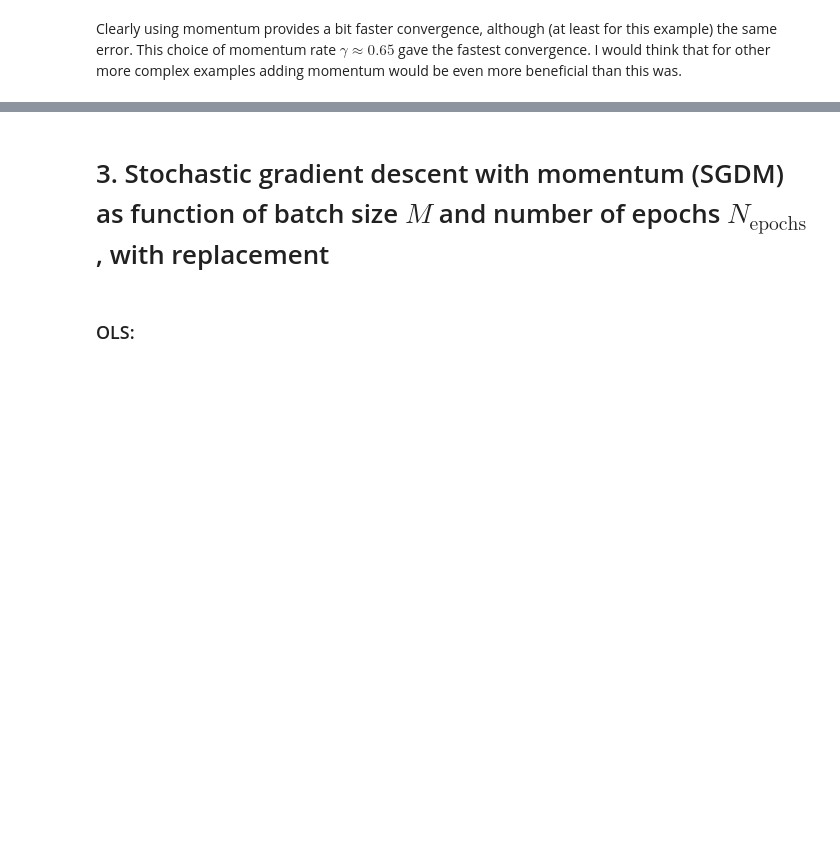
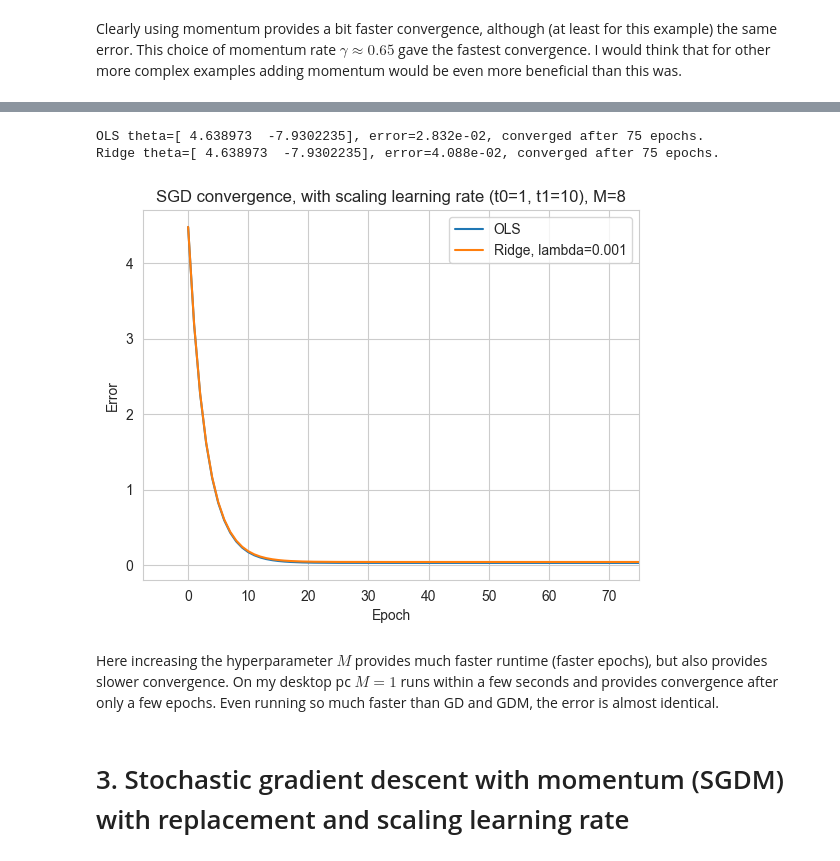
Before and after one commit to LassePladsen/FYS-STK3155-4155, a Jupyter notebook: Weekly exercises/42&42/Week 41&42 Lasse Pladsen.ipynb, the cells around one changed output, grey strips where cells are left out. Saved outputs shown, nothing was run; the diff lists cells and outputs as text; code cells hidden in the pictures; blank space fills up the shorter version.

```diff
--- a/Weekly exercises/42&42/Week 41&42 Lasse Pladsen.ipynb
+++ b/Weekly exercises/42&42/Week 41&42 Lasse Pladsen.ipynb
@@ -249,12 +249,15 @@ Clearly using momentum provides a bit faster convergence, although (at least for
 # %%
 # Parameters
-M = 64  # size of each minibatch
-m = int(N/M)  # number of minibatches
+M = 8  # size of each minibatch
+m = int(N / M)  # number of minibatches
+
+# Learning schedule parameters
+t0 = 1
+t1 = 10
+
 
 def learning_schedule(t):
-    """Function for a scaling learning rate, it reduces over time/iterations."""
-    t0 = 5
-    t1 = 50
+    """Function for a scaling learning rate, it reduces over time."""
     return t0 / (t + t1)
 
 
@@ -279,8 +282,8 @@ for epoch_ols in epoch_iters:
         yi = y[random_index:random_index + M]
 
         # Gradient descent on the random batch
-        gradient = grad_ols(theta_sgd_ols)
-        learn_rate = learning_schedule(epoch_ols * m + i)
+        learn_rate_i = learning_schedule(epoch_ols * m + i)
+        gradient = 1/M * grad_ols(theta_sgd_ols)
 
         # Update theta
         theta_sgd_ols -= learn_rate * gradient
@@ -292,7 +295,6 @@ for epoch_ols in epoch_iters:
     if all(abs(theta_sgd_ols - theta_sgd_ols_prev) <= theta_tol):
         errors_sgd_ols[epoch_ols:] = errors_sgd_ols[epoch_ols]
         break
-
 
 # Ridge loop
 theta_sgd_ridge_prev = np.zeros(theta_sgd_ridge.shape)
@@ -303,39 +305,42 @@ for epoch_ridge in epoch_iters:
     for i in range(m):
         # Pick a minibatch at random from the data set
         random_index = M * rng.integers(m)
         xi = X[random_index:random_index + M]
         yi = y[random_index:random_index + M]
 
         # Gradient descent on the random batch
-        gradient = grad_ridge(theta_sgd_ridge)
-        learn_rate = learning_schedule(epoch_ridge * m + i)
+        learn_rate_i = learning_schedule(epoch_ridge * m + i)
+        gradient = 1/M* grad_ridge(theta_sgd_ridge)
 
         # Update theta
         theta_sgd_ridge -= learn_rate * gradient
 
     # Store MSE as error for each epoch iteration
     errors_sgd_ridge[epoch_ridge] = ridge.cost_func(theta_sgd_ridge)
 
     # Convergence test
     if all(abs(theta_sgd_ridge - theta_sgd_ridge_prev) <= theta_tol):
         errors_sgd_ridge[epoch_ols:] = errors_sgd_ridge[epoch_ols]
         break
 
-
 # Plot errors as function of epoch iteration
 plt.plot(epoch_iters, errors_sgd_ols, label="OLS")
 plt.plot(epoch_iters, errors_sgd_ridge, label=f"Ridge, lambda={lmbda}")
 plt.xlabel("Epoch")
 plt.ylabel(r"Error")
-plt.title(f"SGD convergence, $\eta={learn_rate:.2f}$")
-plt.xlim(right=epoch_ols)
+plt.title(f"SGD convergence, with scaling learning rate ({t0=}, {t1=}), {M=}")
+plt.xlim(-0.1 * epoch_ols, epoch_ols)
 plt.grid(True)
 plt.legend()
 
 # Print theta values and convergence times
 print(f"OLS theta={theta_sgd_ols.ravel()}, error={errors_sgd_ols[-1]:.3e}, converged after {epoch_ols} epochs.")
 print(f"Ridge theta={theta_sgd_ols.ravel()}, error={errors_sgd_ridge[-1]:.3e}, converged after {epoch_ridge} epochs.")
+# %% [output]
+OLS theta=[ 4.638973  -7.9302235], error=2.832e-02, converged after 75 epochs.
+Ridge theta=[ 4.638973  -7.9302235], error=4.088e-02, converged after 75 epochs.
+[figure, added]
+# %% [markdown]
+Here increasing the hyperparameter $M$ provides much faster runtime (faster epochs), but also provides slower convergence. On my desktop pc $M=1$ runs within a few seconds and provides convergence after only a few epochs. Even running so much faster than GD and GDM, the error is almost identical.
 # %% [markdown]
-# 3. Stochastic gradient descent with momentum (SGDM) as function of batch size $M$ and number of epochs $N_\text{epochs}$, with replacement
+# 3. Stochastic gradient descent with momentum (SGDM) with replacement and scaling learning rate
-# %% [markdown]
-### OLS:
```
Also changed, not shown: parts of 20 cells of this notebook.
